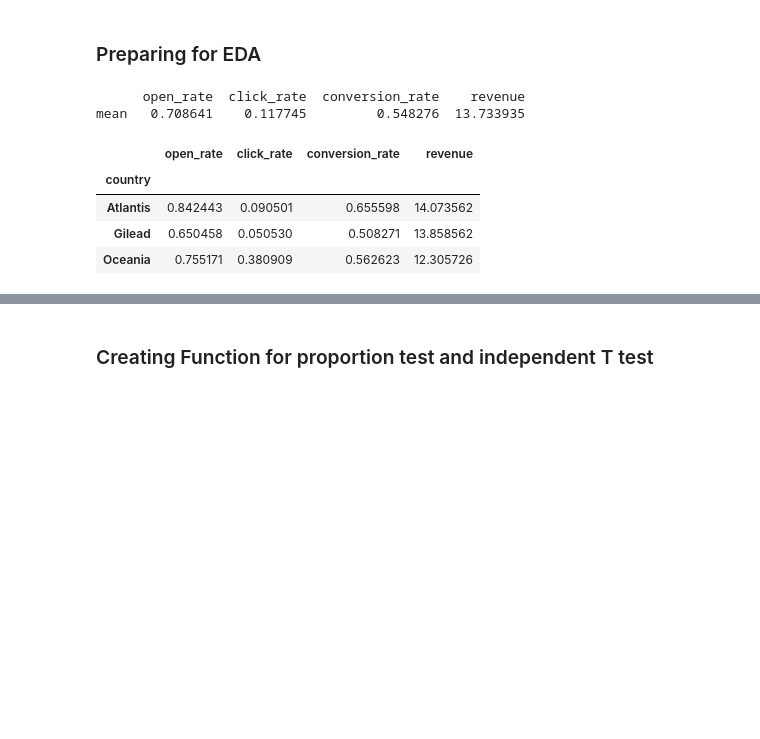
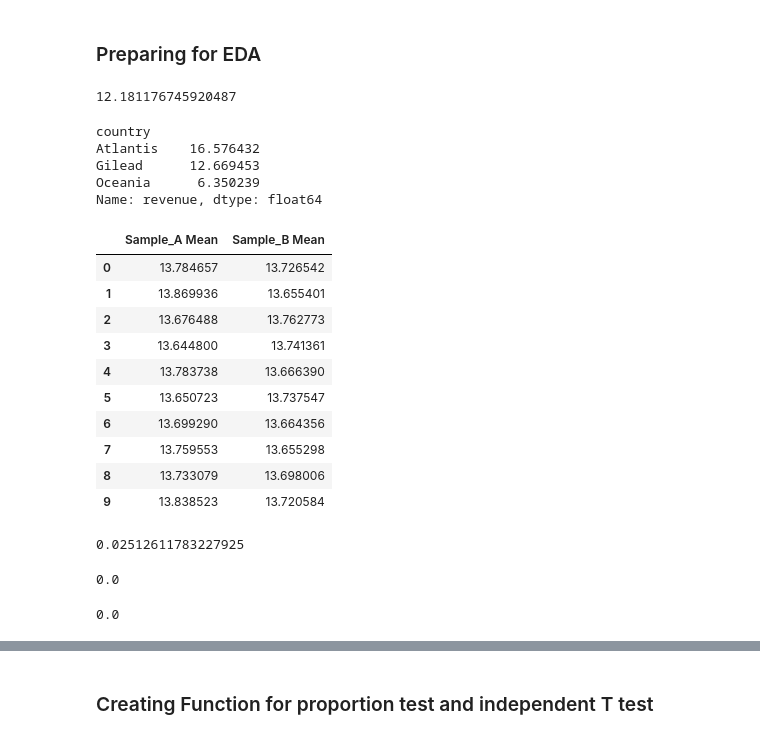
Before and after one commit to Ravi339/Statistics, a Jupyter notebook: H&M.ipynb, the cells around one changed output, grey strips where cells are left out. Drawn from its saved outputs; the diff is of its cells as text; code cells hidden in the pictures; blank space fills up the shorter version.

```diff
--- a/H&M.ipynb
+++ b/H&M.ipynb
@@ -156,25 +156,73 @@ def revenue_means(group1_df,group2_df,kpi = 'revenue'):
 # all country together
 all_data_avg = all_df.describe()
 all_data_avg = all_data_avg[all_data_avg.index =='mean']
-print(all_data_avg)
+print(all_df.groupby('customer_no')['revenue'].sum().mean())
 
 # Channel wise description
-all_df.groupby('country').mean()
+k = all_df.groupby(['country','customer_no']).sum()['revenue']
+k.groupby('country').mean()
 # %% [output]
-      open_rate  click_rate  conversion_rate    revenue
-mean   0.708641    0.117745         0.548276  13.733935
+12.181176745920487
-|  | open_rate | click_rate | conversion_rate | revenue |
-| country |  |  |  |  |
-| Atlantis | 0.842443 | 0.090501 | 0.655598 | 14.073562 |
-| Gilead | 0.650458 | 0.050530 | 0.508271 | 13.858562 |
-| Oceania | 0.755171 | 0.380909 | 0.562623 | 12.305726 |
+country
+Atlantis    16.576432
+Gilead      12.669453
+Oceania      6.350239
+Name: revenue, dtype: float64
 # %%
 # Separating data accourding to the treatment group
 A_group_df = all_df.loc[ all_df['Treatment_Group'] == 'Group A',['t_dat','revenue','open_rate','click_rate','conversion_rate']]
 B_group_df = all_df.loc[ all_df['Treatment_Group'] == 'Group B',['t_dat','revenue','open_rate','click_rate','conversion_rate']]
 
-# creating data for analysing distributions of KPI separately according to the treatment group
-open_dist = kpi_props(group1_df = A_group_df ,group2_df = B_group_df ,kpi = 'open_rate')
-click_dist = kpi_props(group1_df = A_group_df ,group2_df = B_group_df ,kpi = 'click_rate')
-conversion_dist = kpi_props(group1_df = A_group_df ,group2_df = B_group_df ,kpi = 'conversion_rate')
-revenue_dist = revenue_means(group1_df = A_group_df,group2_df = B_group_df,kpi = 'revenue')
+A_group_df.head()
+##creating data for analysing distributions of KPI separately according to the treatment group
+# open_dist = kpi_props(group1_df = A_group_df ,group2_df = B_group_df ,kpi = 'open_rate')
+# click_dist = kpi_props(group1_df = A_group_df ,group2_df = B_group_df ,kpi = 'click_rate')
+# conversion_dist = kpi_props(group1_df = A_group_df ,group2_df = B_group_df ,kpi = 'conversion_rate')
+# revenue_dist = revenue_means(group1_df = A_group_df,group2_df = B_group_df,kpi = 'revenue')
+revenue_dist.head(10)
+# %% [output]
+|  | Sample_A Mean | Sample_B Mean |
+| 0 | 13.784657 | 13.726542 |
+| 1 | 13.869936 | 13.655401 |
+| 2 | 13.676488 | 13.762773 |
+| 3 | 13.644800 | 13.741361 |
+| 4 | 13.783738 | 13.666390 |
+| 5 | 13.650723 | 13.737547 |
+| 6 | 13.699290 | 13.664356 |
+| 7 | 13.759553 | 13.655298 |
+| 8 | 13.733079 | 13.698006 |
+| 9 | 13.838523 | 13.720584 |
+# %%
+A_revenue_mean = A_group_df['revenue'].mean()
+B_revenue_mean = B_group_df['revenue'].mean()
+
+obs_mean_diff = B_revenue_mean - A_revenue_mean
+print(obs_mean_diff)
+n = len(A_group_df['revenue'])
+mean_gaps = []
+n_trials = 10000
+
+pool = np.concatenate((A_group_df['revenue'],B_group_df['revenue']))
+for trial in range(n_trials):
+    np.random.seed(trial)
+    mix = np.random.permutation(pool)
+
+    A_sample = mix[0:n]
+    A_sample_mean = A_sample.mean()
+
+    B_sample = mix[n:]
+    B_sample_mean= B_sample.mean()
+
+    sample_mean_gap = B_sample_mean - A_sample_mean
+    mean_gaps.append(sample_mean_gap)
+
+larger = [gap for gap in mean_gaps if gap > obs_mean_diff]
+p_value = len(larger)/n_trials
+p_value
+# %% [output]
+0.02512611783227925
+0.0
+# %%
+p_value
+# %% [output]
+0.0
```
Also changed, not shown: parts of 6 cells of this notebook.
